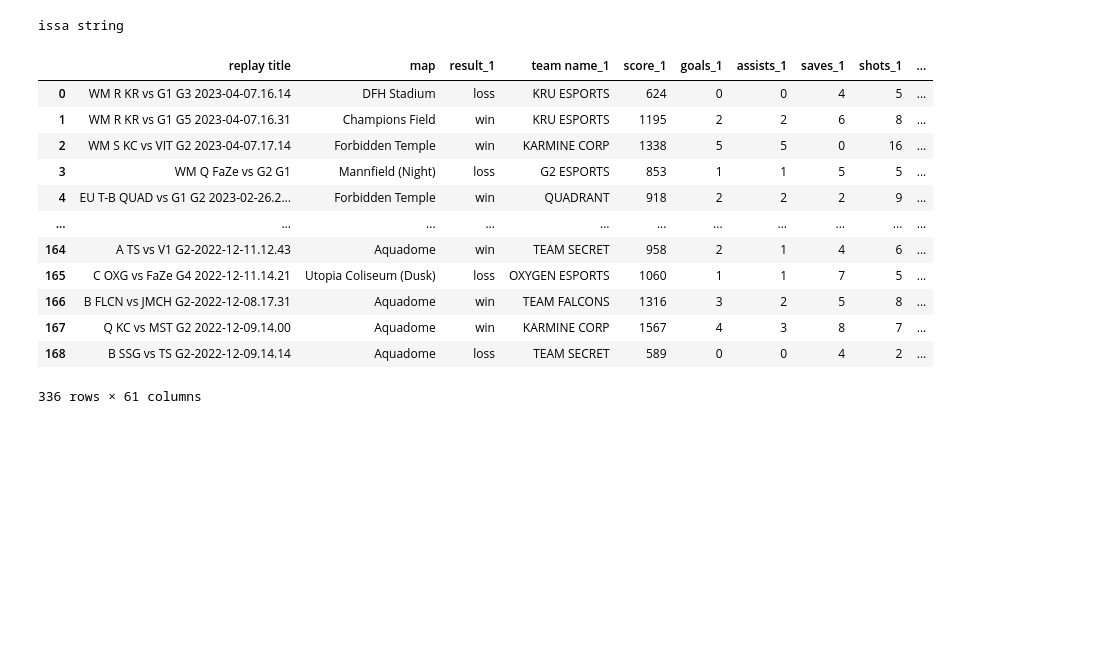
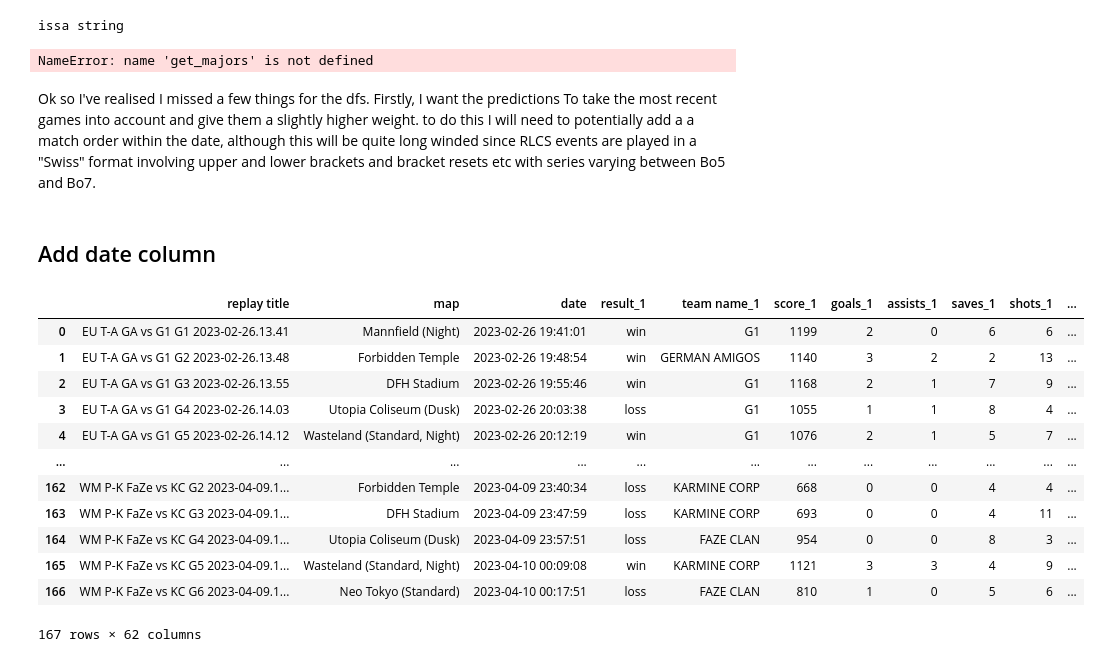
Before and after one commit to cps4848/RLCS_predictor, a Jupyter notebook: RLCS_predictor/notebooks/data_sourcing.ipynb, the cells around one changed output. Drawn from its saved outputs; the diff is of its cells as text; code cells hidden in the pictures; blank space fills up the shorter version.

Commit message:
Found the data column and started sorting and grouping matches wiht it by converting to datetime object

```diff
--- a/RLCS_predictor/notebooks/data_sourcing.ipynb
+++ b/RLCS_predictor/notebooks/data_sourcing.ipynb
@@ -126,8 +81,8 @@ def get_event_df(split, event, season, region=None):
         event_df = pd.read_csv(f'../ballchasing_csvs/{str(split)}_{str(event)}_{str(region)}_{str(season)}.csv', sep=';',header=0)
     else:
         event_df = pd.read_csv(f'../ballchasing_csvs/{str(split)}_{str(event)}_{str(season)}.csv', sep=';',header=0)
-    #remove
-    event_df = event_df.drop(columns=['replay id', 'date', 'opposing team name', 'amount collected big pads',
+    #remove unnecessary/redundant columns
+    event_df = event_df.drop(columns=['replay id', 'opposing team name', 'amount collected big pads',
        'amount collected small pads',
        'count collected small pads', 'amount stolen', 'amount stolen big pads',
        'amount stolen small pads', 'count stolen big pads',
@@ -136,15 +91,18 @@ def get_event_df(split, event, season, region=None):
        'amount overfill stolen', 'time slow speed',
        'time boost speed', 'time in front of ball.1', 'time defensive half', 'time offensive half',
        ])
+    # convert date column to datetime and sort values by date
+    event_df['date'] = pd.to_datetime(event_df['date'], yearfirst=True, format="%Y-%m-%d %H:%M:%S")
+    event_df.sort_values(by='date', inplace=True)
     #Split, label and merge rows 2 by 2 for each match
     event_df_1 = event_df.iloc[0::2,:]
     event_df_2 = event_df.iloc[1::2,:]
-    event_df_2 = event_df_2.drop(columns=['map', 'result'])
+    event_df_2 = event_df_2.drop(columns=['map', 'result', 'replay title'])
     event_df_2 = event_df_2.add_suffix('_2')
     event_df_1 = event_df_1.add_suffix('_1')
-    event_df_1.rename(columns={'replay title_1': 'replay title', 'map_1': 'map'}, inplace=True)
-    event_df_2.rename(columns={'replay title_2': 'replay title'}, inplace=True)
-    event_df_merged = event_df_1.merge(event_df_2, 'outer', 'replay title')
+    event_df_1.rename(columns={'replay title_1': 'replay title', 'map_1': 'map', 'date_1':'date'}, inplace=True)
+    event_df_2.rename(columns={'date_2': 'date'}, inplace=True)
+    event_df_merged = event_df_1.merge(event_df_2, 'outer', 'date')
     return event_df_merged
 # %%
 spring_reg2_EU_df = get_event_df('spring', 'reg2', '22-23', 'EU')
@@ -194,16 +152,25 @@ def get_majors(season):
 majors_23 = get_majors('22-23')
 majors_23
 # %% [output]
-|  | replay title | map | result_1 | team name_1 | score_1 | goals_1 | assists_1 | saves_1 | shots_1 | ... |
-| 0 | WM R KR vs G1 G3 2023-04-07.16.14 | DFH Stadium | loss | KRU ESPORTS | 624 | 0 | 0 | 4 | 5 | ... |
-| 1 | WM R KR vs G1 G5 2023-04-07.16.31 | Champions Field | win | KRU ESPORTS | 1195 | 2 | 2 | 6 | 8 | ... |
-| 2 | WM S KC vs VIT G2 2023-04-07.17.14 | Forbidden Temple | win | KARMINE CORP | 1338 | 5 | 5 | 0 | 16 | ... |
-| 3 | WM Q FaZe vs G2 G1 | Mannfield (Night) | loss | G2 ESPORTS | 853 | 1 | 1 | 5 | 5 | ... |
-| 4 | EU T-B QUAD vs G1 G2 2023-02-26.2... | Forbidden Temple | win | QUADRANT | 918 | 2 | 2 | 2 | 9 | ... |
-| ... | ... | ... | ... | ... | ... | ... | ... | ... | ... | ... |
-| 164 | A TS vs V1 G2-2022-12-11.12.43 | Aquadome | win | TEAM SECRET | 958 | 2 | 1 | 4 | 6 | ... |
-| 165 | C OXG vs FaZe G4 2022-12-11.14.21 | Utopia Coliseum (Dusk) | loss | OXYGEN ESPORTS | 1060 | 1 | 1 | 7 | 5 | ... |
-| 166 | B FLCN vs JMCH G2-2022-12-08.17.31 | Aquadome | win | TEAM FALCONS | 1316 | 3 | 2 | 5 | 8 | ... |
-| 167 | Q KC vs MST G2 2022-12-09.14.00 | Aquadome | win | KARMINE CORP | 1567 | 4 | 3 | 8 | 7 | ... |
-| 168 | B SSG vs TS G2-2022-12-09.14.14 | Aquadome | loss | TEAM SECRET | 589 | 0 | 0 | 4 | 2 | ... |
-336 rows × 61 columns
+NameError: name 'get_majors' is not defined
+# %% [markdown]
+Ok so I've realised I missed a few things for the dfs. Firstly, I want the predictions To take the most recent games into account and give them a slightly higher weight. to do this I will need to potentially add a a match order within the date, although this will be quite long winded since RLCS events are played in a "Swiss" format involving upper and lower brackets and bracket resets etc with series varying between Bo5 and Bo7.
+# %% [markdown]
+## Add date column
+# %%
+winter_major_df = get_event_df('winter', 'major', '22-23')
+winter_major_df
+# %% [output]
+|  | replay title | map | date | result_1 | team name_1 | score_1 | goals_1 | assists_1 | saves_1 | shots_1 | ... |
+| 0 | EU T-A GA vs G1 G1 2023-02-26.13.41 | Mannfield (Night) | 2023-02-26 19:41:01 | win | G1 | 1199 | 2 | 0 | 6 | 6 | ... |
+| 1 | EU T-A GA vs G1 G2 2023-02-26.13.48 | Forbidden Temple | 2023-02-26 19:48:54 | win | GERMAN AMIGOS | 1140 | 3 | 2 | 2 | 13 | ... |
+| 2 | EU T-A GA vs G1 G3 2023-02-26.13.55 | DFH Stadium | 2023-02-26 19:55:46 | win | G1 | 1168 | 2 | 1 | 7 | 9 | ... |
+| 3 | EU T-A GA vs G1 G4 2023-02-26.14.03 | Utopia Coliseum (Dusk) | 2023-02-26 20:03:38 | loss | G1 | 1055 | 1 | 1 | 8 | 4 | ... |
+| 4 | EU T-A GA vs G1 G5 2023-02-26.14.12 | Wasteland (Standard, Night) | 2023-02-26 20:12:19 | win | G1 | 1076 | 2 | 1 | 5 | 7 | ... |
+| ... | ... | ... | ... | ... | ... | ... | ... | ... | ... | ... | ... |
+| 162 | WM P-K FaZe vs KC G2 2023-04-09.1... | Forbidden Temple | 2023-04-09 23:40:34 | loss | KARMINE CORP | 668 | 0 | 0 | 4 | 4 | ... |
+| 163 | WM P-K FaZe vs KC G3 2023-04-09.1... | DFH Stadium | 2023-04-09 23:47:59 | loss | KARMINE CORP | 693 | 0 | 0 | 4 | 11 | ... |
+| 164 | WM P-K FaZe vs KC G4 2023-04-09.1... | Utopia Coliseum (Dusk) | 2023-04-09 23:57:51 | loss | FAZE CLAN | 954 | 0 | 0 | 8 | 3 | ... |
+| 165 | WM P-K FaZe vs KC G5 2023-04-09.1... | Wasteland (Standard, Night) | 2023-04-10 00:09:08 | win | KARMINE CORP | 1121 | 3 | 3 | 4 | 9 | ... |
+| 166 | WM P-K FaZe vs KC G6 2023-04-09.1... | Neo Tokyo (Standard) | 2023-04-10 00:17:51 | loss | FAZE CLAN | 810 | 1 | 0 | 5 | 6 | ... |
+167 rows × 62 columns
```
Also changed, not shown: parts of 6 cells of this notebook, 1 other file.
